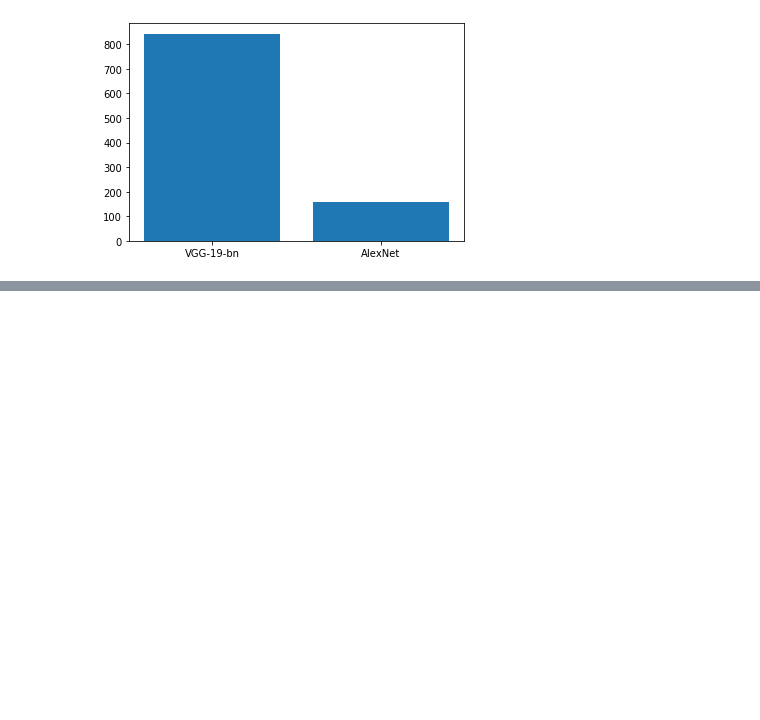
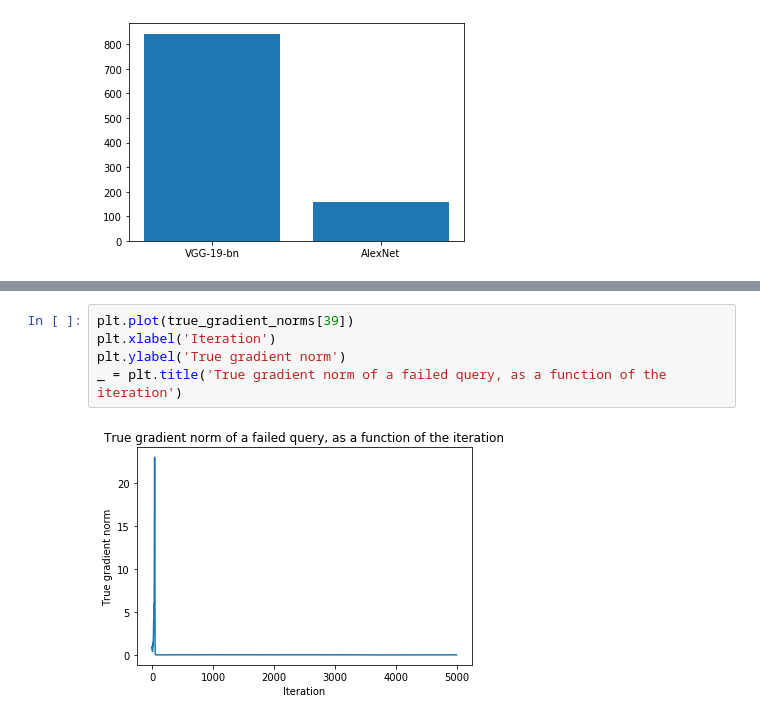
Before and after one commit to epfl-ml-reproducers/subspace-attack-reproduction, a Jupyter notebook: notebooks/experiment_analysis.ipynb, the cells around one changed output, grey strips where cells are left out. Drawn from its saved outputs; the diff is of its cells as text; blank space fills up the shorter version.

```diff
--- a/notebooks/experiment_analysis.ipynb
+++ b/notebooks/experiment_analysis.ipynb
@@ -92,0 +115,7 @@ plt.bar(list(final_model), [final_model[model] for model in final_models])
+# %%
+plt.plot(true_gradient_norms[39])
+plt.xlabel('Iteration')
+plt.ylabel('True gradient norm')
+_ = plt.title('True gradient norm of a failed query, as a function of the iteration')
+# %% [output]
+[figure, added]
```
Also changed, not shown: parts of 8 cells of this notebook, 3 other files.
